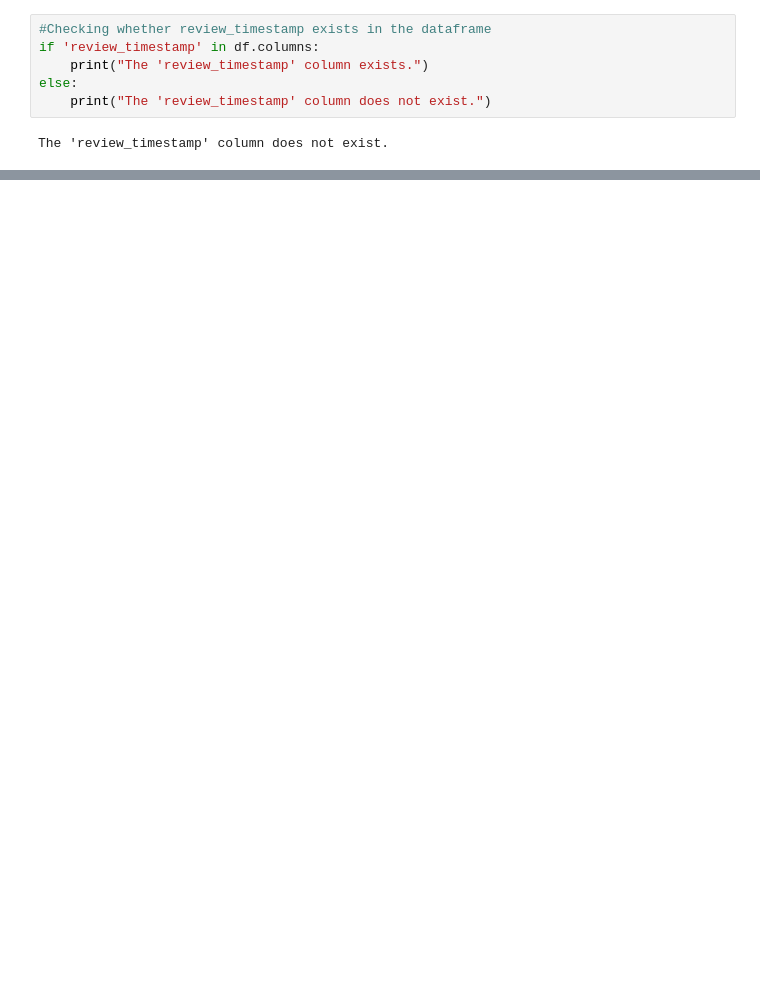
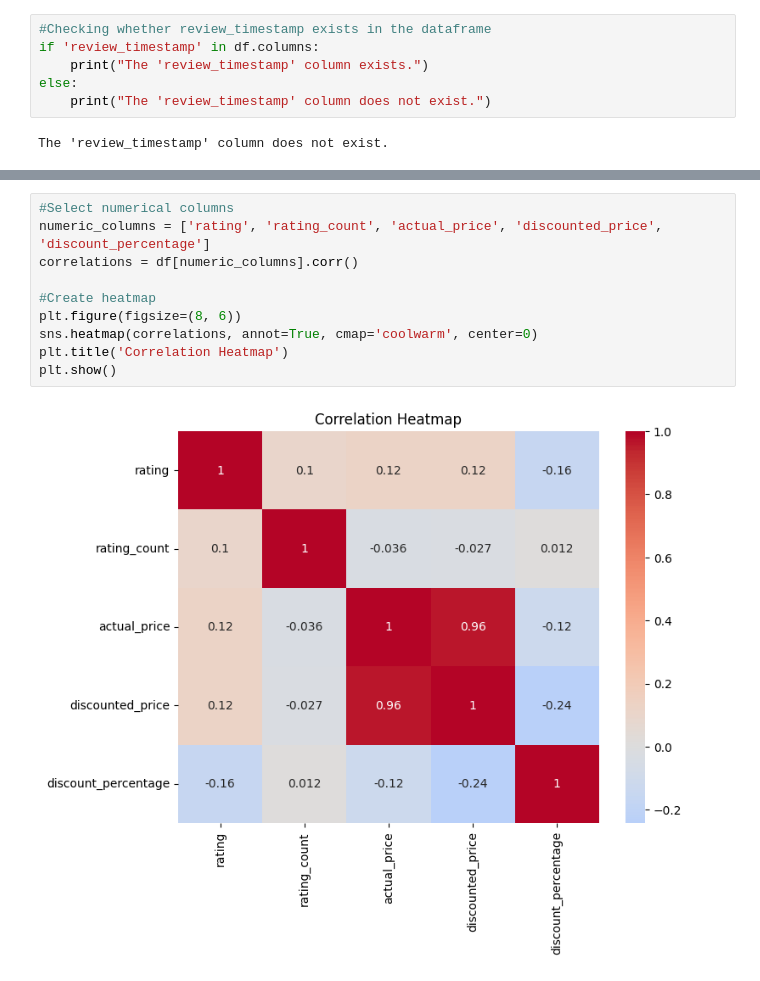
Before and after one commit to moturi39/Amazanalyze, a Jupyter notebook: amazanlyze.ipynb, the cells around one changed output, grey strips where cells are left out. Drawn from its saved outputs; the diff is of its cells as text; blank space fills up the shorter version.

```diff
--- a/amazanlyze.ipynb
+++ b/amazanlyze.ipynb
@@ -230,0 +552,12 @@ The 'review_timestamp' column does not exist.
+# %%
+#Select numerical columns
+numeric_columns = ['rating', 'rating_count', 'actual_price', 'discounted_price', 'discount_percentage']
+correlations = df[numeric_columns].corr()
+
+#Create heatmap
+plt.figure(figsize=(8, 6))
+sns.heatmap(correlations, annot=True, cmap='coolwarm', center=0)
+plt.title('Correlation Heatmap')
+plt.show()
+# %% [output]
+[figure, added]
```
Also changed, not shown: parts of 31 cells of this notebook, 3 other files.
